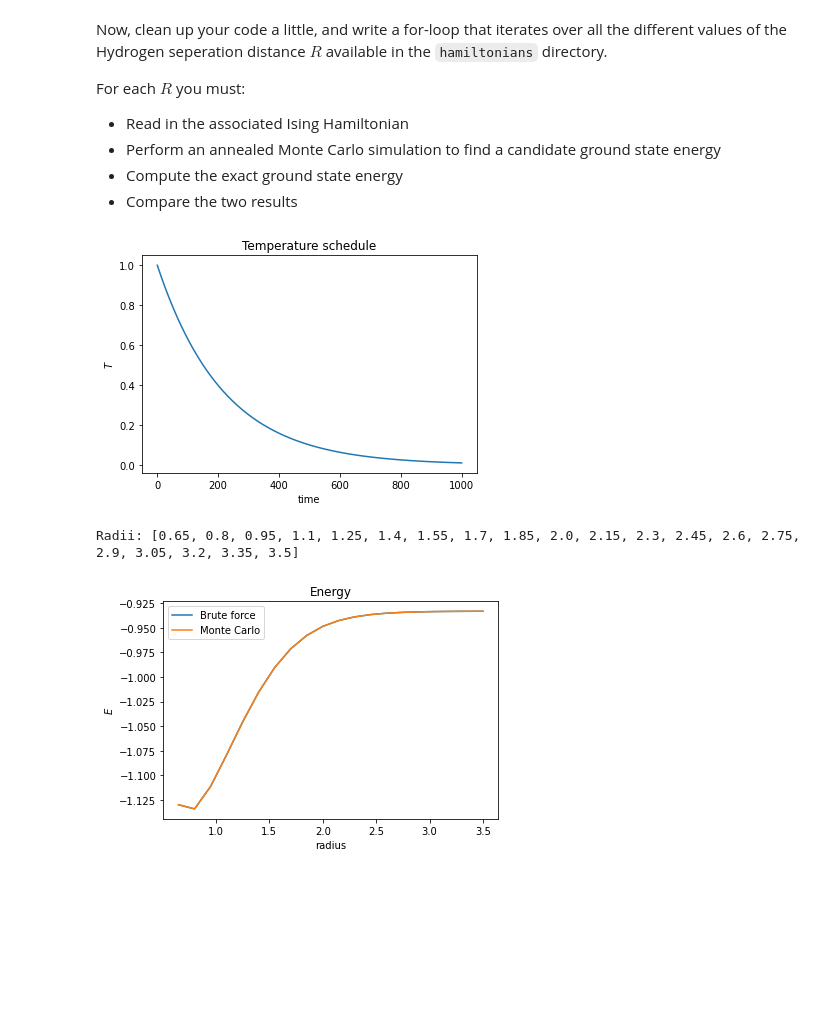
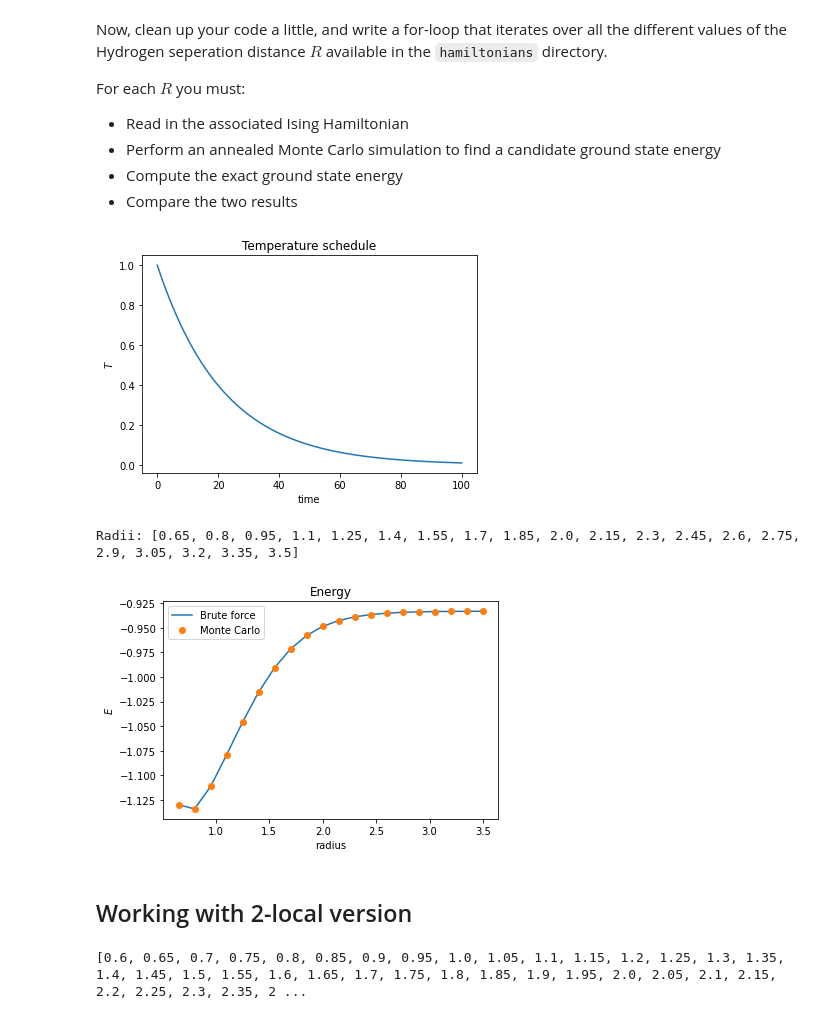
Before and after one commit to MelkoCollective/CDL_2020, a Jupyter notebook: Project_4_Ising_Annealer/Task_3.ipynb, the cells around one changed output. Cells and saved outputs as stored; diff of their text form; code cells hidden in the pictures; blank space fills up the shorter version.

Commit message:
task 2

```diff
--- a/Project_4_Ising_Annealer/Task_3.ipynb
+++ b/Project_4_Ising_Annealer/Task_3.ipynb
@@ -138,14 +138,17 @@ for t in range(1000):
 Now, apply (one of) the annealing procedure(s) you came up with in the previous task to this problem to find a ground state of the system:
 # %%
 # BRUTE FORCE CALCULATION
-def get_bf_min(ising):
+def get_bf_min(ising, return_config=False):
     dim = np.arange(2 ** ising.num_spins)
     space = ((dim[:, None] & (1 << np.arange(ising.num_spins))) > 0)
     space = 2*space.astype(int) - 1
     energies = []
     for config in space:
         energies.append(ising.energy(config))
-    return min(energies)
+    if return_config:
+        return min(energies), space[np.argmin(energies)]
+    else:
+        return min(energies)
 
 def plot_schedule(T):
     t = range(len(T))
@@ -232,36 +235,46 @@ For each $R$ you must:
 # get ranges from filenames
 
 # T schedule
-T = create_fixed_schedule(1000, T_i=1, T_f=0.01, form='exp')
+T = create_fixed_schedule(100, T_i=1, T_f=0.01, form='exp')
 
 Rs = [] # radii
 bf_mins = [] # minimum energies found in brute force evaluations
 mc_mins = [] # minimum energies found in MC evaluations
 
 for fp in os.listdir('hamiltonians'):
     if 'inp' not in fp:
         continue
     R = re.search('=([0-9,\.]+)\.inp', fp).group(1)
     Rs.append(float(R))
     E0, h, J, K, L = read_generalized_ising_hamiltonian(f"./hamiltonians/Ising-H2-STO-3G-bk-samespin-R={R}.inp")
     coeffs_dct = {k: v for k, v in enumerate([E0, h, J, K, L])}
     ising = GeneralizedIsingModel(4, coeffs_dct)
     bf_mins.append(get_bf_min(ising))
     mc_mins.append(run_mc(ising, len(T), T))
 
 # plotting
 bf_mins = [x for _, x in sorted(zip(Rs, bf_mins))]
 mc_mins = [x for _, x in sorted(zip(Rs, mc_mins))]
 Rs = sorted(Rs)
 print(f'Radii: {Rs}')
 plt.plot(Rs, bf_mins)
-plt.plot(Rs, mc_mins)
+plt.plot(Rs, mc_mins, 'o')
 plt.title("Energy")
 plt.ylabel("$E$")
 plt.xlabel("radius");
 plt.legend(['Brute force', 'Monte Carlo'])
 plt.show()
 # %% [output]
-[figure, old version]
+[figure, new version]
 Radii: [0.65, 0.8, 0.95, 1.1, 1.25, 1.4, 1.55, 1.7, 1.85, 2.0, 2.15, 2.3, 2.45, 2.6, 2.75, 2.9, 3.05, 3.2, 3.35, 3.5]
-[figure, old version]
+[figure, new version]
+# %% [markdown]
+## Working with 2-local version
+# %%
+from quantum_H2_ising import GroundStateEnergy
+
+# GroundStateEnergy is a class from Task 1 which, among other things, returns 2-local qubo coefficients
+H2 = GroundStateEnergy('H2_coefficients_exact_simulated.csv')
+Rs_2 = H2.get_available_R()
+# %% [output]
+[0.6, 0.65, 0.7, 0.75, 0.8, 0.85, 0.9, 0.95, 1.0, 1.05, 1.1, 1.15, 1.2, 1.25, 1.3, 1.35, 1.4, 1.45, 1.5, 1.55, 1.6, 1.65, 1.7, 1.75, 1.8, 1.85, 1.9, 1.95, 2.0, 2.05, 2.1, 2.15, 2.2, 2.25, 2.3, 2.35, 2 ...
```
Also changed, not shown: parts of 3 cells of this notebook, 2 other files.
